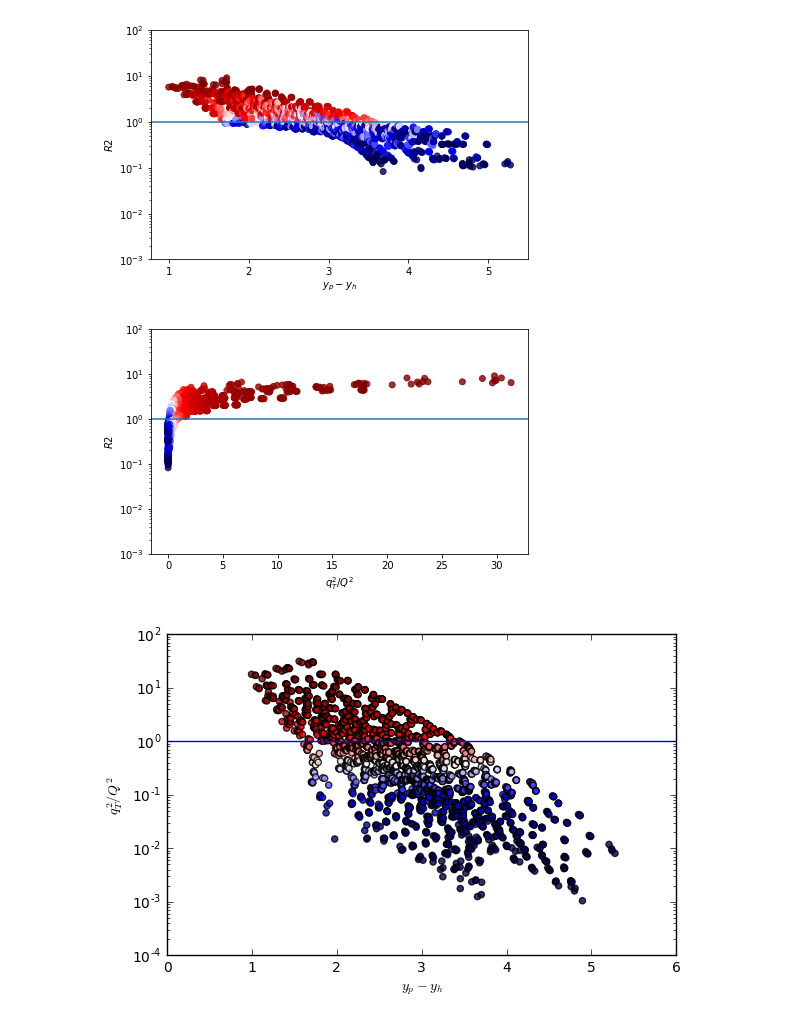
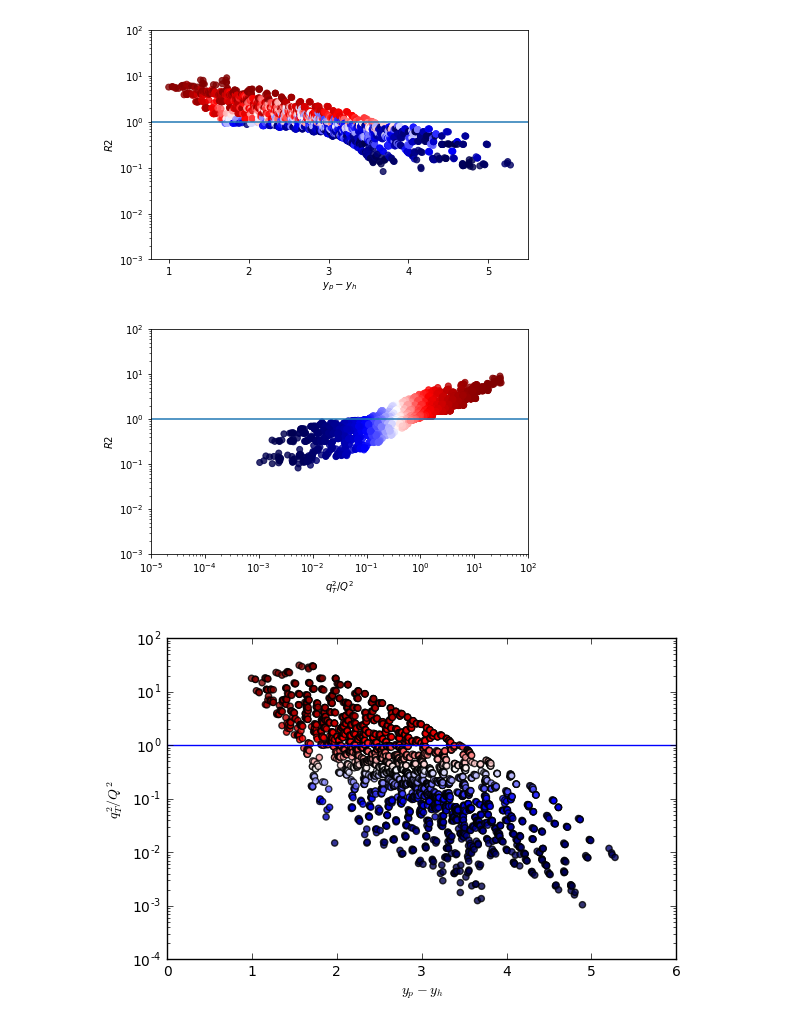
Before and after one commit to prokudin/collinearity, a Jupyter notebook: notebooks/HERMES_data_analysis.ipynb, the cells around one changed output. Cells and saved outputs as stored; diff of their text form; code cells hidden in the pictures.

```diff
--- a/notebooks/HERMES_data_analysis.ipynb
+++ b/notebooks/HERMES_data_analysis.ipynb
@@ -272,13 +272,15 @@ plt.show()
 # %%
 fig, ax, vert, hor = color_plot(data,"R2", "qToverQ2",cmap="seismic", alpha=0.8)
 #ax.yscale('symlog')
 ax.set_yscale("log")
+ax.set_xscale("log")
 ax.set_ylim([0.001,100])
+ax.set_xlim([0.00001,100])
 plt.axhline(1,0,6)
 plt.savefig("../Figs/hermes_data_R2_qToverQ.pdf")
 plt.show()
 # %% [output]
-[figure, old version]
+[figure, new version]
 # %%
 
 fig, ax, vert, hor = color_plot(data,"qToverQ2", "dy",cmap="seismic", alpha=0.8)
```
Also changed, not shown: 1 other file.
